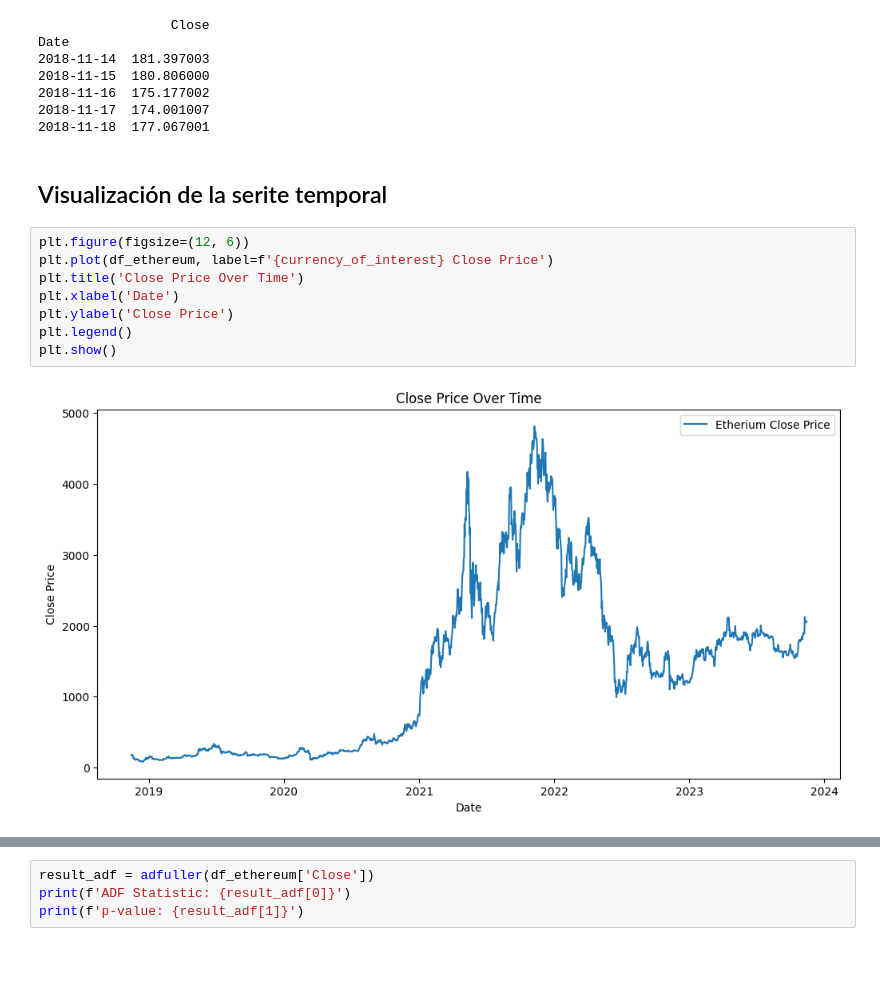
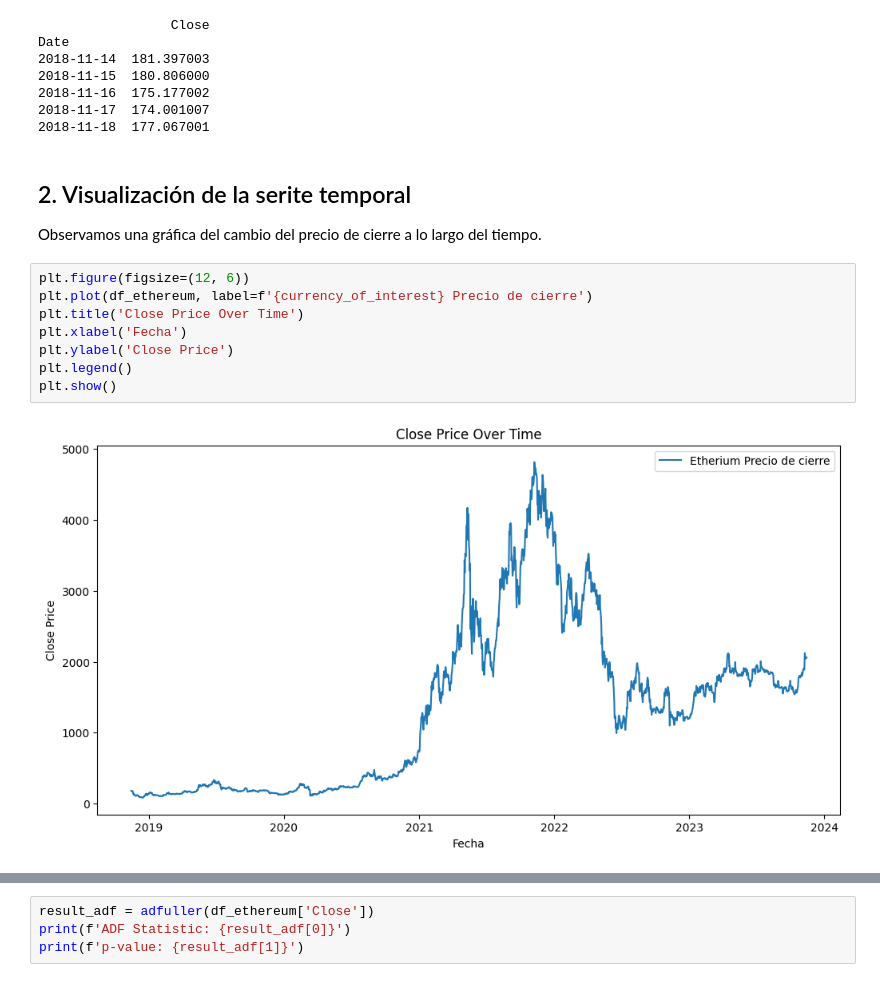
Before and after one commit to m3llad0/TC3007C, a Jupyter notebook: preprocesamiento_arima.ipynb, the cells around one changed output, grey strips where cells are left out. Cells and saved outputs as stored; diff of their text form.

```diff
--- a/preprocesamiento_arima.ipynb
+++ b/preprocesamiento_arima.ipynb
@@ -62,15 +64,17 @@ Date
 2018-11-16  175.177002
 2018-11-17  174.001007
 2018-11-18  177.067001
-# %% [markdown]
-## Visualización de la serite temporal
+# %% [markdown]
+## 2. Visualización de la serite temporal
+
+Observamos una gráfica del cambio del precio de cierre a lo largo del tiempo.
 # %%
 plt.figure(figsize=(12, 6))
-plt.plot(df_ethereum, label=f'{currency_of_interest} Close Price')
+plt.plot(df_ethereum, label=f'{currency_of_interest} Precio de cierre')
 plt.title('Close Price Over Time')
-plt.xlabel('Date')
+plt.xlabel('Fecha')
 plt.ylabel('Close Price')
 plt.legend()
 plt.show()
 # %% [output]
-[figure, old version]
+[figure, new version]
```
Also changed, not shown: parts of 8 cells of this notebook.
